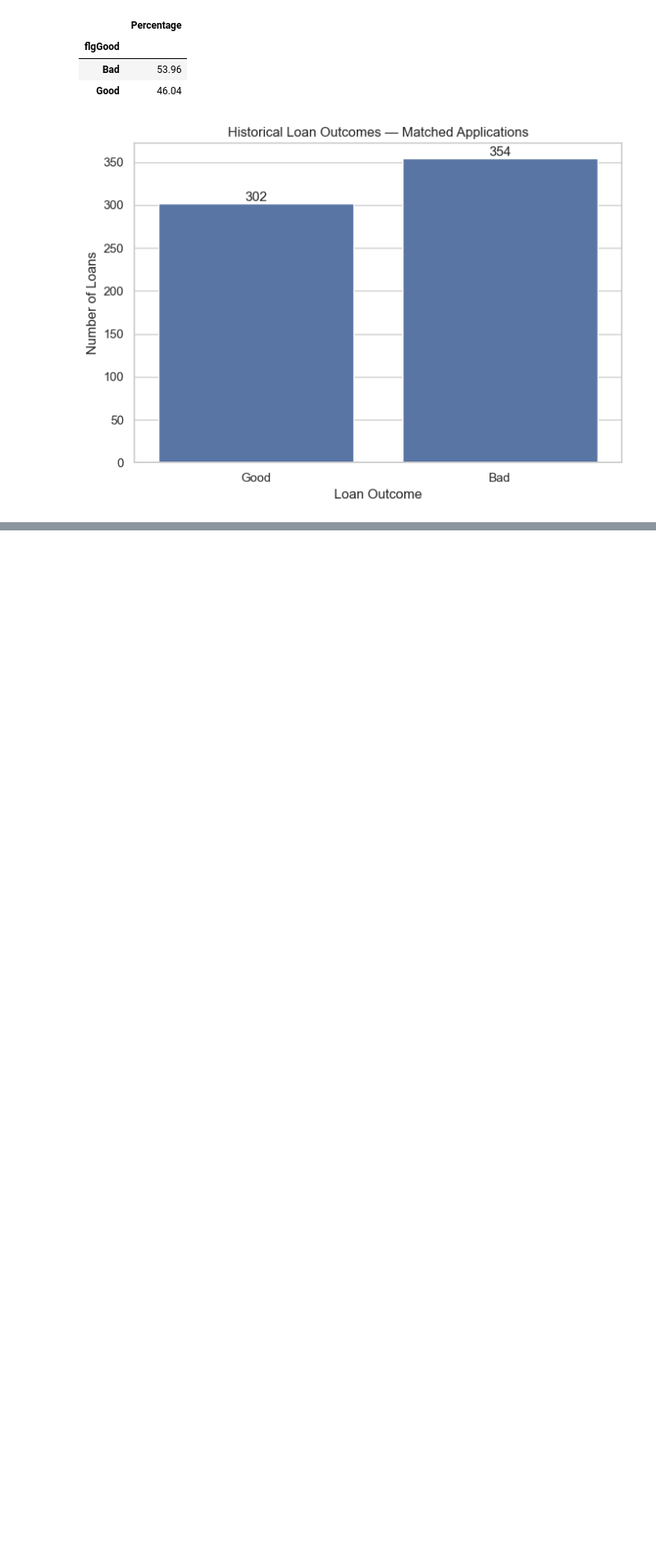
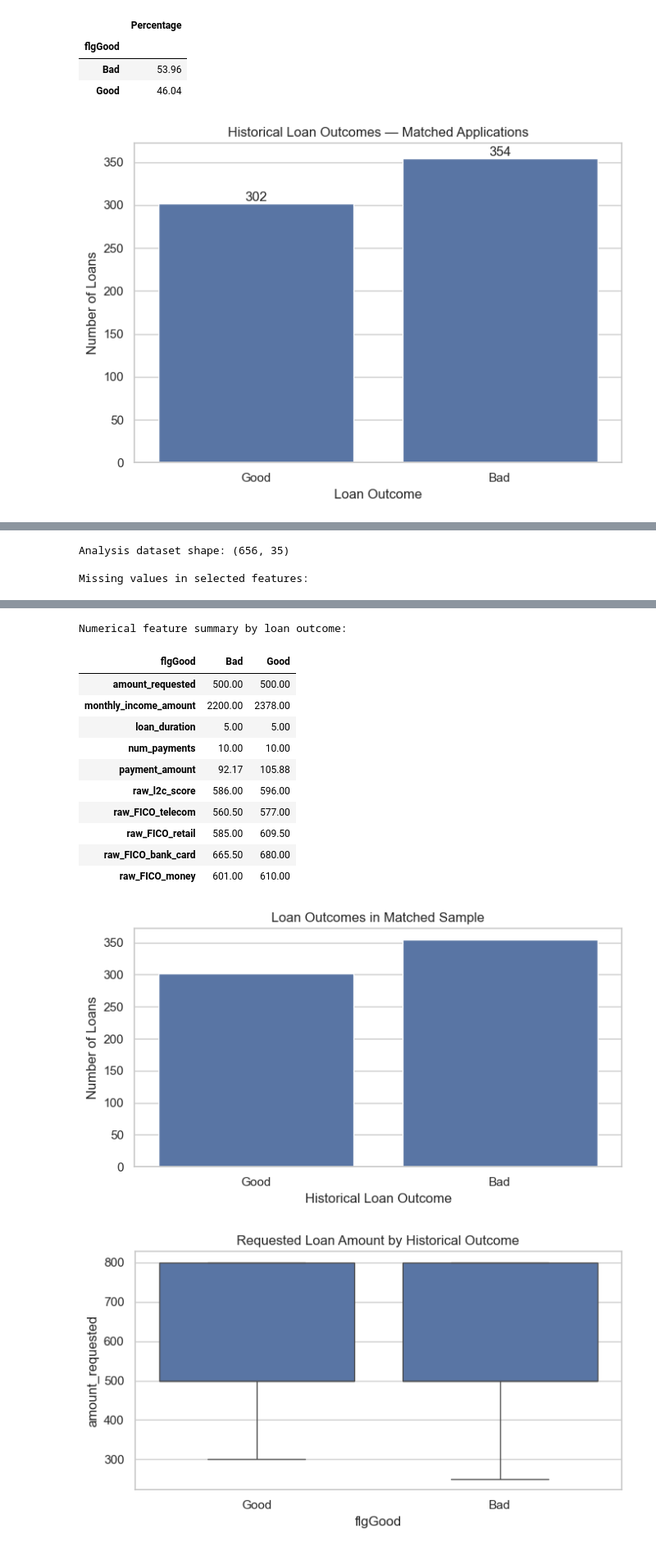
Before and after one commit to madrewarparth/loan-risk-analysis, a Jupyter notebook: loan_risk_analysis.ipynb, the cells around one changed output, grey strips where cells are left out. Shown at 82% size. Saved outputs shown, nothing was run; the diff lists cells and outputs as text; code cells hidden in the pictures; blank space fills up the shorter version.

Commit message:
Add loan risk analysis notebook

```diff
--- a/loan_risk_analysis.ipynb
+++ b/loan_risk_analysis.ipynb
@@ -549,0 +598,59 @@ plt.show()
+# %%
+
+# Exploratory Data Analysis
+import pandas as pd
+import matplotlib.pyplot as plt
+import seaborn as sns
+
+# Work only with loans that have matched application features
+eda = matched_data.copy()
+
+print("Analysis dataset shape:", eda.shape)
+
+print("\nMissing values in selected features:")
+features = [
+    "amount_requested",
+    "monthly_income_amount",
+    "loan_duration",
+    "num_payments",
+    "payment_amount",
+    "raw_l2c_score",
+    "raw_FICO_telecom",
+    "raw_FICO_retail",
+    "raw_FICO_bank_card",
+    "raw_FICO_money"
+]
+
+display(
+    eda[features].isnull().sum()
+    .sort_values(ascending=False)
+    .to_frame("Missing Values")
+)
+
+print("\nNumerical feature summary by loan outcome:")
+display(
+    eda.groupby("flgGood")[features]
+    .median(numeric_only=True)
+    .T
+)
+
+# Compare target distribution
+plt.figure(figsize=(7, 4))
+sns.countplot(data=eda, x="flgGood", order=["Good", "Bad"])
+plt.title("Loan Outcomes in Matched Sample")
+plt.xlabel("Historical Loan Outcome")
+plt.ylabel("Number of Loans")
+plt.tight_layout()
+plt.show()
+
+# Compare requested loan amounts
+plt.figure(figsize=(7, 4))
+sns.boxplot(data=eda, x="flgGood", y="amount_requested",
+            order=["Good", "Bad"])
+plt.title("Requested Loan Amount by Historical Outcome")
+plt.tight_layout()
+plt.show()
+# %% [output]
+Analysis dataset shape: (656, 35)
+
+Missing values in selected features:
@@ -549,0 +668,14 @@ plt.show()
+Numerical feature summary by loan outcome:
+| flgGood | Bad | Good |
+| amount_requested | 500.00 | 500.00 |
+| monthly_income_amount | 2200.00 | 2378.00 |
+| loan_duration | 5.00 | 5.00 |
+| num_payments | 10.00 | 10.00 |
+| payment_amount | 92.17 | 105.88 |
+| raw_l2c_score | 586.00 | 596.00 |
+| raw_FICO_telecom | 560.50 | 577.00 |
+| raw_FICO_retail | 585.00 | 609.50 |
+| raw_FICO_bank_card | 665.50 | 680.00 |
+| raw_FICO_money | 601.00 | 610.00 |
+[figure, added]
+[figure, added]
```
Also changed, not shown: parts of 6 cells of this notebook.
